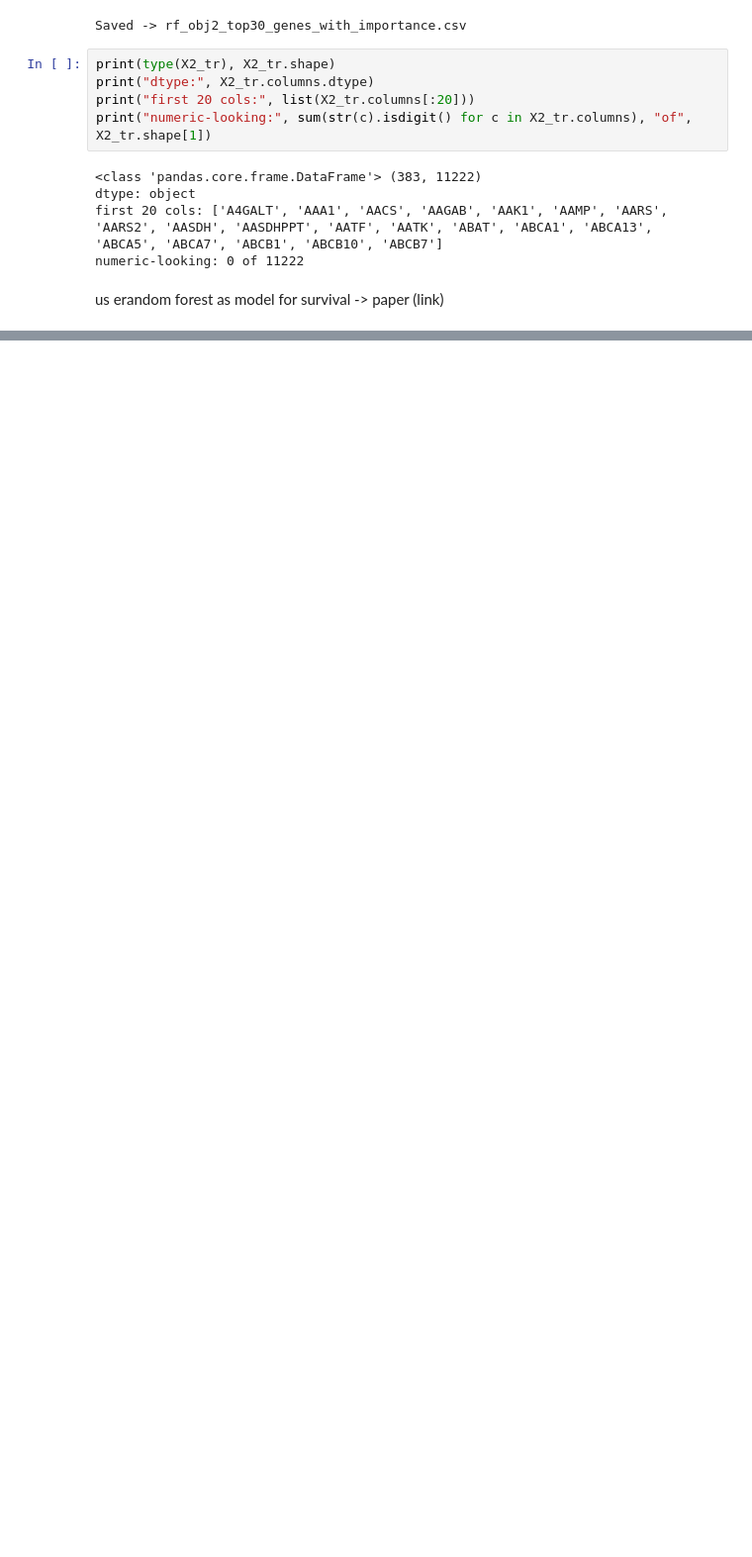
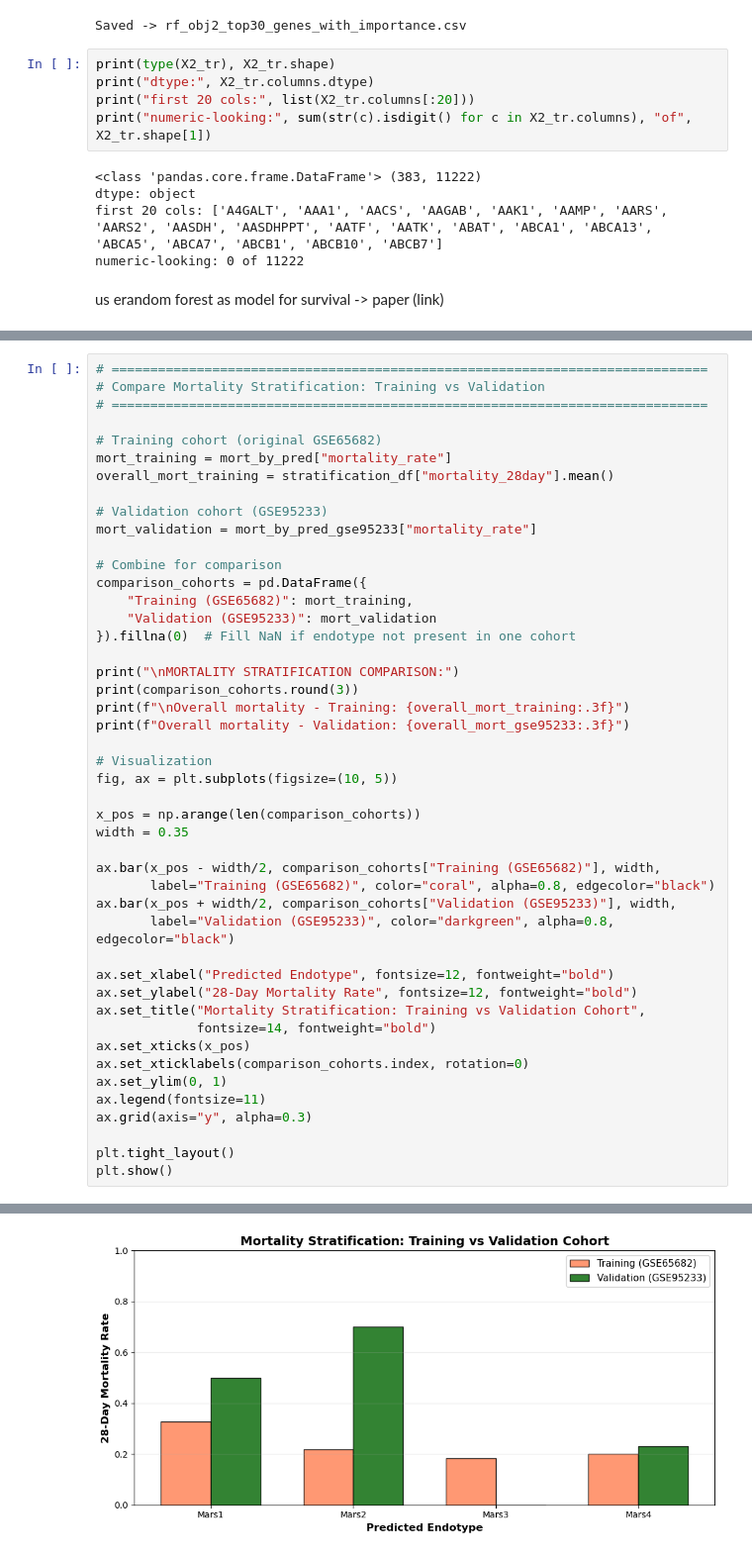
Before and after one commit to DErxFla/ml-sepsis-project, a Jupyter notebook: sepsis_model.ipynb, the cells around one changed output, grey strips where cells are left out. Shown at 99% size. Saved outputs shown, nothing was run; the diff lists cells and outputs as text; blank space fills up the shorter version.

```diff
--- a/sepsis_model.ipynb
+++ b/sepsis_model.ipynb
@@ -1274,0 +1704,47 @@ us erandom forest as model for survival -> paper (link)
+# %%
+# =============================================================================
+# Compare Mortality Stratification: Training vs Validation
+# =============================================================================
+
+# Training cohort (original GSE65682)
+mort_training = mort_by_pred["mortality_rate"]
+overall_mort_training = stratification_df["mortality_28day"].mean()
+
+# Validation cohort (GSE95233)
+mort_validation = mort_by_pred_gse95233["mortality_rate"]
+
+# Combine for comparison
+comparison_cohorts = pd.DataFrame({
+    "Training (GSE65682)": mort_training,
+    "Validation (GSE95233)": mort_validation
+}).fillna(0)  # Fill NaN if endotype not present in one cohort
+
+print("\nMORTALITY STRATIFICATION COMPARISON:")
+print(comparison_cohorts.round(3))
+print(f"\nOverall mortality - Training: {overall_mort_training:.3f}")
+print(f"Overall mortality - Validation: {overall_mort_gse95233:.3f}")
+
+# Visualization
+fig, ax = plt.subplots(figsize=(10, 5))
+
+x_pos = np.arange(len(comparison_cohorts))
+width = 0.35
+
+ax.bar(x_pos - width/2, comparison_cohorts["Training (GSE65682)"], width,
+       label="Training (GSE65682)", color="coral", alpha=0.8, edgecolor="black")
+ax.bar(x_pos + width/2, comparison_cohorts["Validation (GSE95233)"], width,
+       label="Validation (GSE95233)", color="darkgreen", alpha=0.8, edgecolor="black")
+
+ax.set_xlabel("Predicted Endotype", fontsize=12, fontweight="bold")
+ax.set_ylabel("28-Day Mortality Rate", fontsize=12, fontweight="bold")
+ax.set_title("Mortality Stratification: Training vs Validation Cohort",
+             fontsize=14, fontweight="bold")
+ax.set_xticks(x_pos)
+ax.set_xticklabels(comparison_cohorts.index, rotation=0)
+ax.set_ylim(0, 1)
+ax.legend(fontsize=11)
+ax.grid(axis="y", alpha=0.3)
+
+plt.tight_layout()
+plt.show()
+# %% [output]
@@ -1274,0 +1761 @@ us erandom forest as model for survival -> paper (link)
+[figure, added]
```
Also changed, not shown: parts of 13 cells of this notebook.
